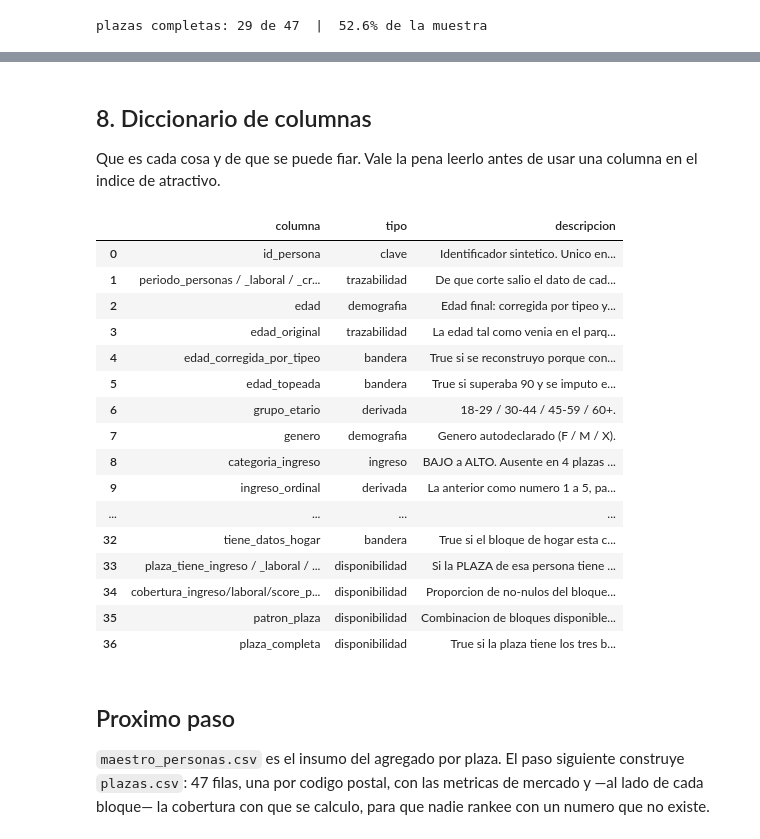
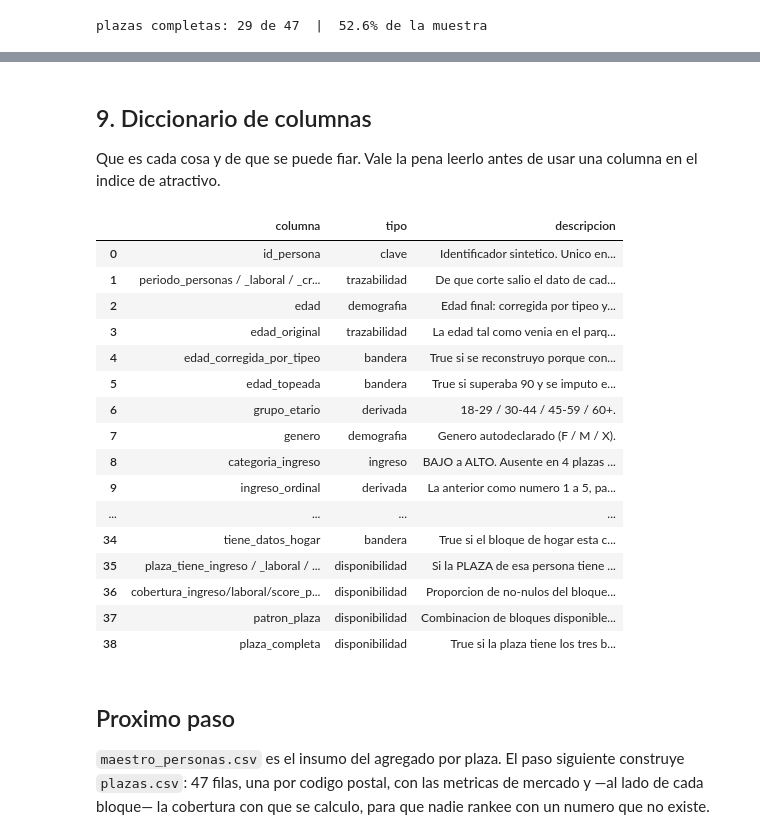
Before and after one commit to NicolasCaveda/Dathaton, a Jupyter notebook: 02_limpieza_y_maestro.ipynb, the cells around one changed output, grey strips where cells are left out. Drawn from its saved outputs; the diff is of its cells as text; code cells hidden in the pictures.

Commit message:
Agregar poblacion y competencia

```diff
--- a/02_limpieza_y_maestro.ipynb
+++ b/02_limpieza_y_maestro.ipynb
@@ -565,5 +664,5 @@ maestro_personas.csv     -> se omite (196.4 MB). Pone REESCRIBIR_CSV = True para
 # %% [markdown]
-## 8. Diccionario de columnas
+## 9. Diccionario de columnas
 
 Que es cada cosa y de que se puede fiar. Vale la pena leerlo antes de usar una columna en el
 indice de atractivo.
@@ -603,42 +702,46 @@ DICCIONARIO = [
     ("lineas_incoherentes", "bandera", "True si 12m > 24m, que es imposible."),
     ("credito_sin_periodo", "bandera", "True si el unico registro de credito no tiene fecha."),
     ("cp", "geografia", "Codigo postal. LA unidad de decision del datathon."),
+    ("cantidad_habitantes_cp", "externa",
+     "Poblacion del Censo 2022 de la plaza. Ver la columna metodo del CSV de origen."),
+    ("cantidad_competidores", "externa",
+     "Sucursales de la competencia dentro de la plaza. 0 = sin competencia, no es un nulo."),
     ("cp_ambiguo", "bandera",
      "True si la persona figuraba en dos codigos postales en el mismo periodo. "
      "La asignacion final puede no ser correcta: excluirlas si la plaza importa."),
     ("distancia_estimada_polo_comercial_km", "geografia",
      "RUIDO: uniforme 0-5 km, distribucion identica en las 47 plazas. No usar."),
     ("segmento_comportamiento_retail", "credito",
      "RUIDO: 25/25/25/25 e independiente del ingreso. No usar."),
     ("edad_promedio_hogar y demas de hogar", "hogar",
      "Presentes en el 29% de las personas. Sirven para perfilar, no para dimensionar."),
     ("tiene_datos_hogar", "bandera", "True si el bloque de hogar esta completo."),
     ("plaza_tiene_ingreso / _laboral / _score", "disponibilidad",
      "Si la PLAZA de esa persona tiene el bloque. Filtrar por esto antes de comparar plazas."),
     ("cobertura_ingreso/laboral/score_plaza", "disponibilidad",
      "Proporcion de no-nulos del bloque en esa plaza, entre 0 y 1."),
     ("patron_plaza", "disponibilidad", "Combinacion de bloques disponibles, del estilo ING/---/SCO."),
     ("plaza_completa", "disponibilidad", "True si la plaza tiene los tres bloques."),
 ]
 display(pd.DataFrame(DICCIONARIO, columns=["columna", "tipo", "descripcion"]))
 # %% [output]
 |  | columna | tipo | descripcion |
 | 0 | id_persona | clave | Identificador sintetico. Unico en... |
 | 1 | periodo_personas / _laboral / _cr... | trazabilidad | De que corte salio el dato de cad... |
 | 2 | edad | demografia | Edad final: corregida por tipeo y... |
 | 3 | edad_original | trazabilidad | La edad tal como venia en el parq... |
 | 4 | edad_corregida_por_tipeo | bandera | True si se reconstruyo porque con... |
 | 5 | edad_topeada | bandera | True si superaba 90 y se imputo e... |
 | 6 | grupo_etario | derivada | 18-29 / 30-44 / 45-59 / 60+. |
 | 7 | genero | demografia | Genero autodeclarado (F / M / X). |
 | 8 | categoria_ingreso | ingreso | BAJO a ALTO. Ausente en 4 plazas ... |
 | 9 | ingreso_ordinal | derivada | La anterior como numero 1 a 5, pa... |
 | ... | ... | ... | ... |
-| 32 | tiene_datos_hogar | bandera | True si el bloque de hogar esta c... |
-| 33 | plaza_tiene_ingreso / _laboral / ... | disponibilidad | Si la PLAZA de esa persona tiene ... |
-| 34 | cobertura_ingreso/laboral/score_p... | disponibilidad | Proporcion de no-nulos del bloque... |
-| 35 | patron_plaza | disponibilidad | Combinacion de bloques disponible... |
-| 36 | plaza_completa | disponibilidad | True si la plaza tiene los tres b... |
+| 34 | tiene_datos_hogar | bandera | True si el bloque de hogar esta c... |
+| 35 | plaza_tiene_ingreso / _laboral / ... | disponibilidad | Si la PLAZA de esa persona tiene ... |
+| 36 | cobertura_ingreso/laboral/score_p... | disponibilidad | Proporcion de no-nulos del bloque... |
+| 37 | patron_plaza | disponibilidad | Combinacion de bloques disponible... |
+| 38 | plaza_completa | disponibilidad | True si la plaza tiene los tres b... |
 # %% [markdown]
 ## Proximo paso
 
```
Also changed, not shown: parts of 10 cells of this notebook, 1 other file.
